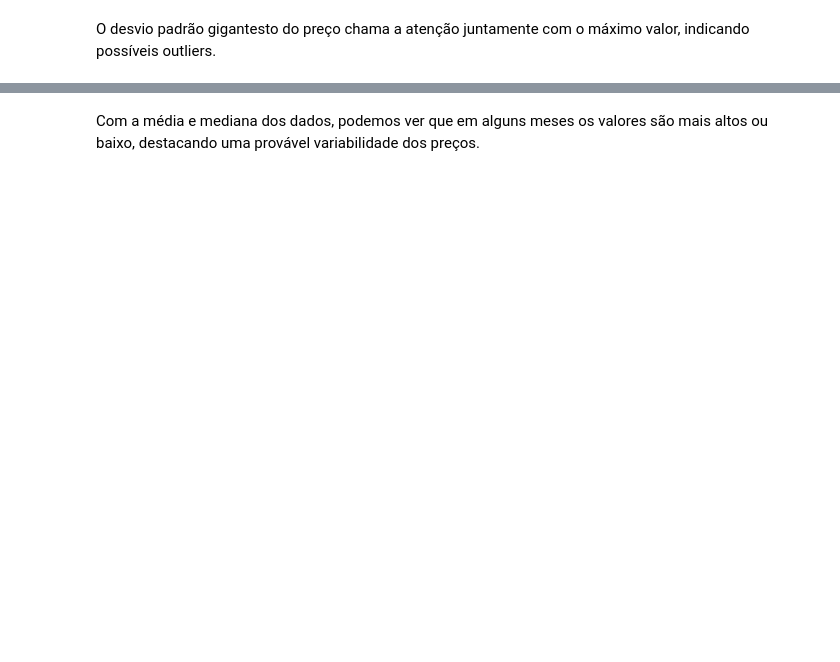
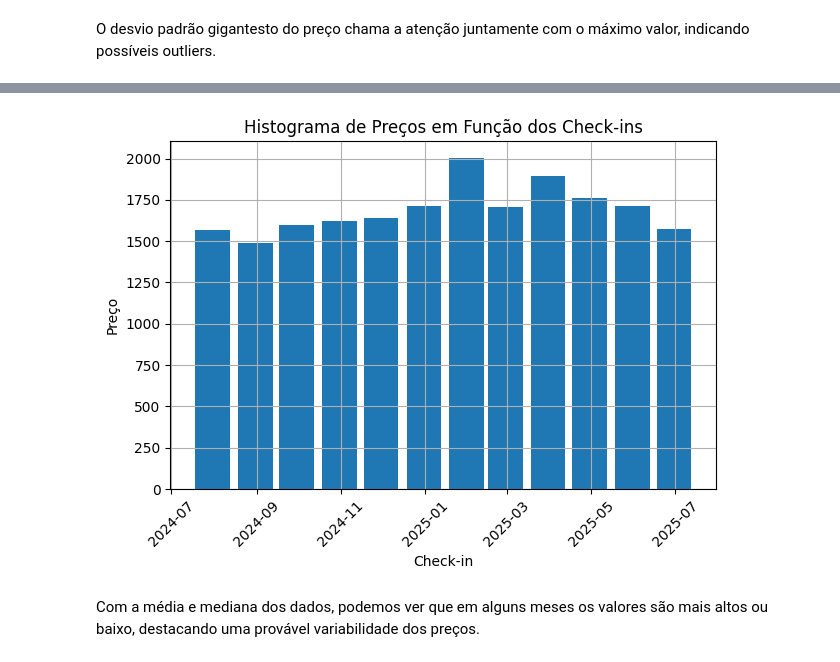
Before and after one commit to clarabarretto/data-science, a Jupyter notebook: pre-processing/pre-processing-recife.ipynb, the cells around one changed output, grey strips where cells are left out. Drawn from its saved outputs; the diff is of its cells as text; code cells hidden in the pictures; blank space fills up the shorter version.

Commit message:
add comments and new plots

```diff
--- a/pre-processing/pre-processing-recife.ipynb
+++ b/pre-processing/pre-processing-recife.ipynb
@@ -110,3 +113,16 @@ Freq: ME, Name: preço, dtype: float64
+# %%
+# Plotando o histograma dos preços por mês
+preco_mediano_mensal = hospedagens.groupby(pd.Grouper(key='checkin', freq="M"))['preço'].median()
+plt.bar(preco_mediano_mensal.index, preco_mediano_mensal.values, width=25)
+plt.xlabel('Check-in')
+plt.ylabel('Preço')
+plt.title('Histograma de Preços em Função dos Check-ins')
+plt.xticks(rotation=45)
+plt.grid(True)
+plt.tight_layout()
+plt.show()
+# %% [output]
+[figure, added]
 # %% [markdown]
 Com a média e mediana dos dados, podemos ver que em alguns meses os valores são mais altos ou baixo, destacando uma provável variabilidade dos preços.
 # %%
```
Also changed, not shown: parts of 38 cells of this notebook.
